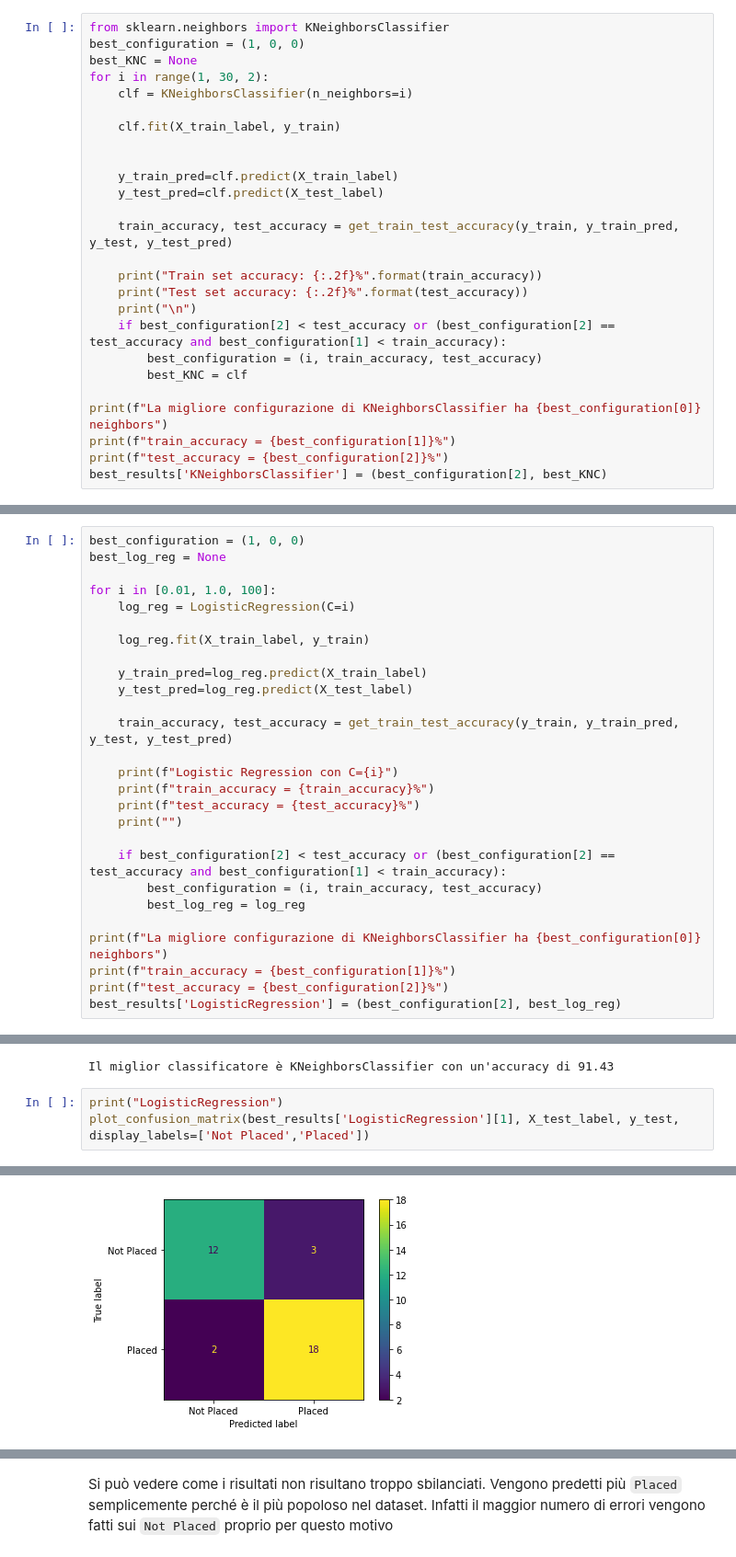
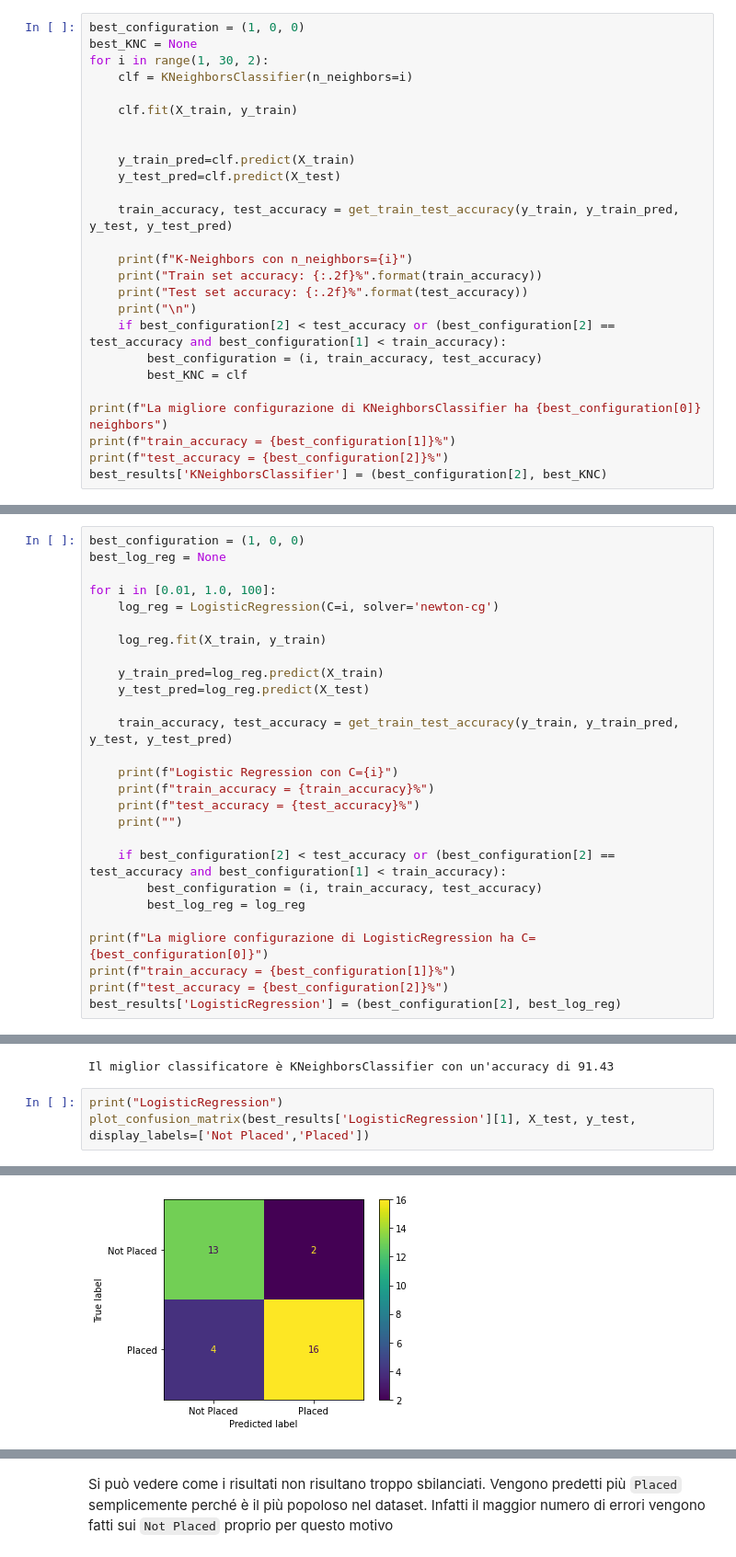
Before and after one commit to SimonePietrogiacomi/esame_ia_2020_febbraio, a Jupyter notebook: train.ipynb, the cells around one changed output, grey strips where cells are left out. Shown at 92% size. Drawn from its saved outputs; the diff is of its cells as text.

```diff
--- a/train.ipynb
+++ b/train.ipynb
@@ -299,18 +297,18 @@ X_train_label, X_test_label = label_encoder([X_train, X_test])
 # %%
-from sklearn.neighbors import KNeighborsClassifier
 best_configuration = (1, 0, 0)
 best_KNC = None
 for i in range(1, 30, 2):
     clf = KNeighborsClassifier(n_neighbors=i)
 
-    clf.fit(X_train_label, y_train)
+    clf.fit(X_train, y_train)
 
 
-    y_train_pred=clf.predict(X_train_label)
-    y_test_pred=clf.predict(X_test_label)
+    y_train_pred=clf.predict(X_train)
+    y_test_pred=clf.predict(X_test)
 
     train_accuracy, test_accuracy = get_train_test_accuracy(y_train, y_train_pred, y_test, y_test_pred)
 
+    print(f"K-Neighbors con n_neighbors={i}")
     print("Train set accuracy: {:.2f}%".format(train_accuracy))
     print("Test set accuracy: {:.2f}%".format(test_accuracy))
     print("\n")
@@ -345,12 +343,12 @@ best_configuration = (1, 0, 0)
 best_log_reg = None
 
 for i in [0.01, 1.0, 100]:
-    log_reg = LogisticRegression(C=i)
+    log_reg = LogisticRegression(C=i, solver='newton-cg')
 
-    log_reg.fit(X_train_label, y_train)
+    log_reg.fit(X_train, y_train)
 
-    y_train_pred=log_reg.predict(X_train_label)
-    y_test_pred=log_reg.predict(X_test_label)
+    y_train_pred=log_reg.predict(X_train)
+    y_test_pred=log_reg.predict(X_test)
 
     train_accuracy, test_accuracy = get_train_test_accuracy(y_train, y_train_pred, y_test, y_test_pred)
 
@@ -363,7 +361,7 @@ for i in [0.01, 1.0, 100]:
         best_configuration = (i, train_accuracy, test_accuracy)
         best_log_reg = log_reg
 
-print(f"La migliore configurazione di KNeighborsClassifier ha {best_configuration[0]} neighbors")
+print(f"La migliore configurazione di LogisticRegression ha C={best_configuration[0]}")
 print(f"train_accuracy = {best_configuration[1]}%")
 print(f"test_accuracy = {best_configuration[2]}%")
 best_results['LogisticRegression'] = (best_configuration[2], best_log_reg)
@@ -413,10 +397,10 @@ print(f"Il miglior classificatore è {best_classifier[0]} con un'accuracy di {be
 Il miglior classificatore è KNeighborsClassifier con un'accuracy di 91.43
 # %%
 print("LogisticRegression")
-plot_confusion_matrix(best_results['LogisticRegression'][1], X_test_label, y_test, display_labels=['Not Placed','Placed'])
+plot_confusion_matrix(best_results['LogisticRegression'][1], X_test, y_test, display_labels=['Not Placed','Placed'])
 # %% [output]
 LogisticRegression
 <sklearn.metrics._plot.confusion_matrix.ConfusionMatrixDisplay at 0x...>
-[figure, old version]
+[figure, new version]
 # %%
 print("KNeighborsClassifier")
```
Also changed, not shown: parts of 7 cells of this notebook.
